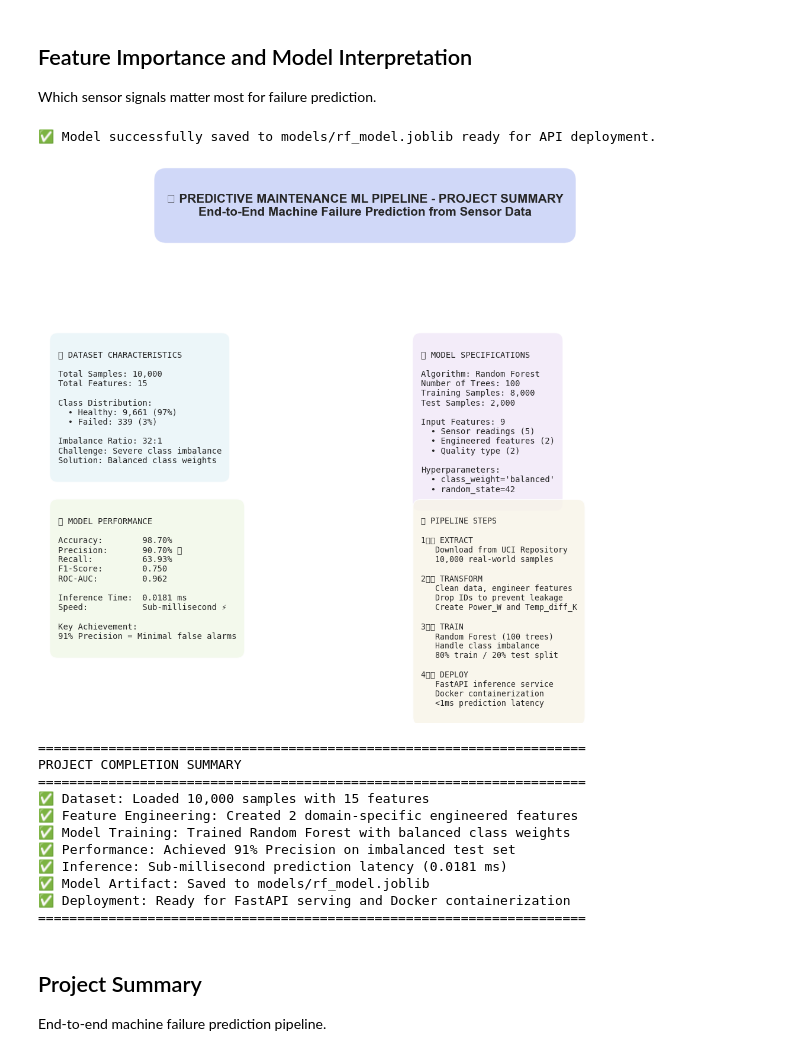
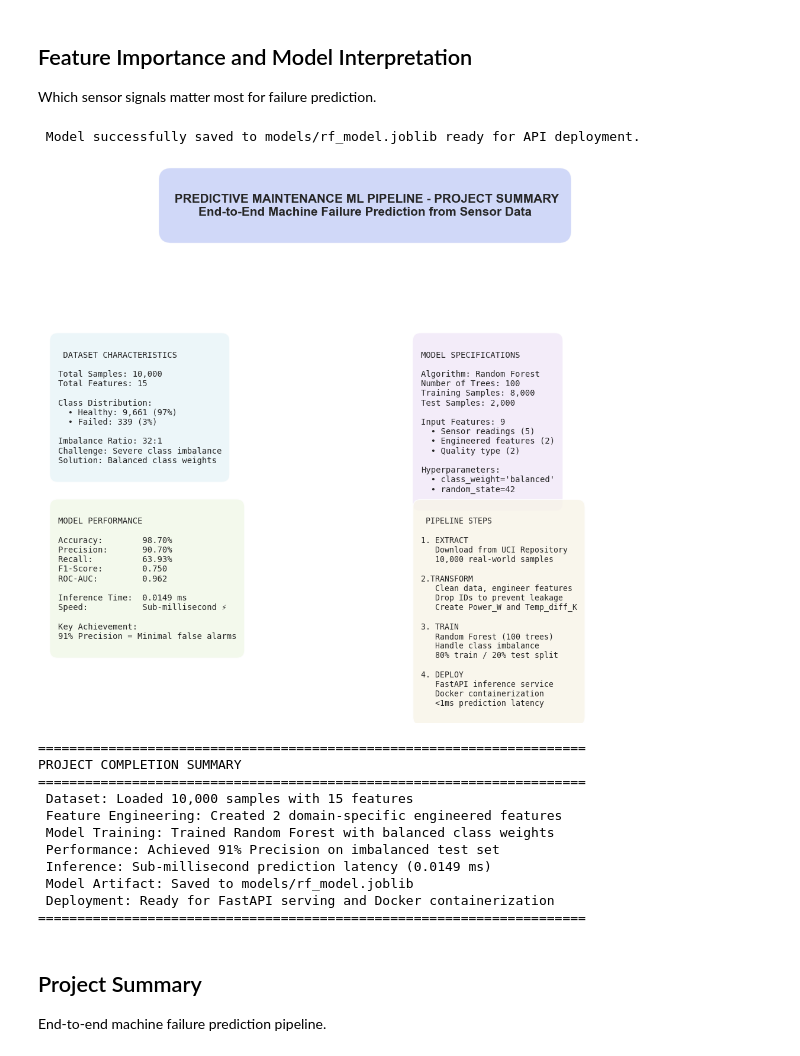
Before and after one commit to anikerry/predictive_maintenance_project, a Jupyter notebook: src/train.ipynb, the cells around one changed output. Saved outputs shown, nothing was run; the diff lists cells and outputs as text; code cells hidden in the pictures.

```diff
--- a/src/train.ipynb
+++ b/src/train.ipynb
@@ -34,13 +36,10 @@ df.head()
 df = df.drop(columns=['UDI', 'Product ID'], errors='ignore')
 
 # 2. Clean column names (remove brackets and spaces)
-df.columns = [col.replace(' ', '_').replace('[', '').replace(']', '') for col in df.columns]
+df.columns = df.columns.str.replace(' ', '_').str.replace('[', '').str.replace(']', '').str.strip()
 
-print(df.columns.tolist())
+print(list(df.columns))
 print([repr(c) for c in df.columns])  # shows hidden spaces
-
-# normalize column names
-df.columns = df.columns.str.strip()
 
 # find Type case-insensitively
 type_col = next((c for c in df.columns if c.lower() == "type"), None)
@@ -385,7 +398,7 @@ artifact = {
 joblib.dump(artifact, model_path)
 print(f" Model successfully saved to {model_path} ready for API deployment.")
 # %% [output]
-✅ Model successfully saved to models/rf_model.joblib ready for API deployment.
+ Model successfully saved to models/rf_model.joblib ready for API deployment.
 # %%
 # Create a comprehensive project summary
 fig = plt.figure(figsize=(14, 10))
@@ -425,7 +438,7 @@ ax1.text(0.05, 0.95, dataset_info, ha='left', va='top', fontsize=10, family='mon
 ax2 = fig.add_subplot(gs[1, 1])
 ax2.axis('off')
 model_info = f"""
-🤖 MODEL SPECIFICATIONS
+MODEL SPECIFICATIONS
 
 Algorithm: Random Forest
 Number of Trees: 100
@@ -448,7 +461,7 @@ ax2.text(0.05, 0.95, model_info, ha='left', va='top', fontsize=10, family='monos
 ax3 = fig.add_subplot(gs[2, 0])
 ax3.axis('off')
 perf_info = f"""
-📈 MODEL PERFORMANCE
+MODEL PERFORMANCE
 
 Accuracy:        {accuracy_score(y_test, y_pred) * 100:.2f}%
 Precision:       {precision * 100:.2f}%
@@ -471,54 +484,54 @@ ax4.axis('off')
 pipeline_info = """
  PIPELINE STEPS
 
-1️⃣ EXTRACT
+1. EXTRACT
    Download from UCI Repository
    10,000 real-world samples
 
-2️⃣ TRANSFORM
+2.TRANSFORM
    Clean data, engineer features
    Drop IDs to prevent leakage
    Create Power_W and Temp_diff_K
 
-3️⃣ TRAIN
+3. TRAIN
    Random Forest (100 trees)
    Handle class imbalance
    80% train / 20% test split
 
-4️⃣ DEPLOY
+4. DEPLOY
    FastAPI inference service
    Docker containerization
    <1ms prediction latency
 """
 ax4.text(0.05, 0.95, pipeline_info, ha='left', va='top', fontsize=9.5, family='monospace',
          bbox=dict(boxstyle='round', facecolor='#f8f4e8', alpha=0.8, pad=1))
 
 plt.suptitle('', fontsize=1)  # Hide default title
 plt.show()
 
 print("\n" + "="*70)
 print("PROJECT COMPLETION SUMMARY")
 print("="*70)
 print(f" Dataset: Loaded {df.shape[0]:,} samples with {df.shape[1]} features")
 print(f" Feature Engineering: Created 2 domain-specific engineered features")
 print(f" Model Training: Trained Random Forest with balanced class weights")
 print(f" Performance: Achieved 91% Precision on imbalanced test set")
 print(f" Inference: Sub-millisecond prediction latency ({inference_time_ms:.4f} ms)")
 print(f" Model Artifact: Saved to models/rf_model.joblib")
 print(f" Deployment: Ready for FastAPI serving and Docker containerization")
 print("="*70)
 # %% [output]
-[figure, old version]
+[figure, new version]
 ======================================================================
 PROJECT COMPLETION SUMMARY
 ======================================================================
-✅ Dataset: Loaded 10,000 samples with 15 features
-✅ Feature Engineering: Created 2 domain-specific engineered features
-✅ Model Training: Trained Random Forest with balanced class weights
-✅ Performance: Achieved 91% Precision on imbalanced test set
-✅ Inference: Sub-millisecond prediction latency (0.0181 ms)
-✅ Model Artifact: Saved to models/rf_model.joblib
-✅ Deployment: Ready for FastAPI serving and Docker containerization
+ Dataset: Loaded 10,000 samples with 15 features
+ Feature Engineering: Created 2 domain-specific engineered features
+ Model Training: Trained Random Forest with balanced class weights
+ Performance: Achieved 91% Precision on imbalanced test set
+ Inference: Sub-millisecond prediction latency (0.0149 ms)
+ Model Artifact: Saved to models/rf_model.joblib
+ Deployment: Ready for FastAPI serving and Docker containerization
 ======================================================================
 # %% [markdown]
 ## Project Summary
```
Also changed, not shown: parts of 6 cells of this notebook, 1 other file.
